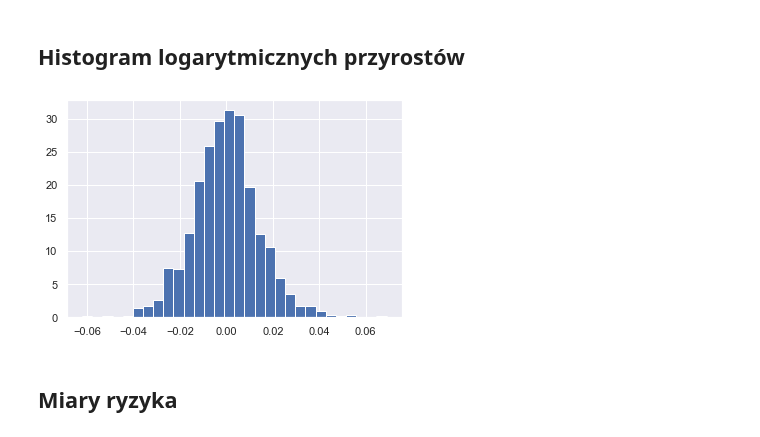
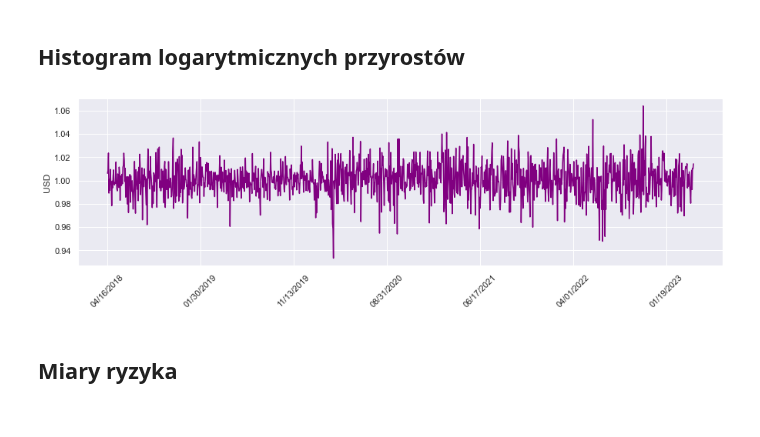
Before and after one commit to Szymex49/NVIDIA_risk_management, a Jupyter notebook: Wiktorowski.ipynb, the cells around one changed output. Saved outputs shown, nothing was run; the diff lists cells and outputs as text; code cells hidden in the pictures.

```diff
--- a/Wiktorowski.ipynb
+++ b/Wiktorowski.ipynb
@@ -77,14 +94,26 @@ draw_stock(copper, 'peru')
 [figure]
 # %% [markdown]
 ## Histogram logarytmicznych przyrostów
+# %%
+def draw_ret(df, clr):
+    fig, ax = plt.subplots(figsize = (15, 4))
+    plt.xticks(rotation = 45)
+    xloc = plt.MaxNLocator(9)
+    ax.xaxis.set_major_locator(xloc)
+    dates = df['Date'].values[::-1][:-1]
+    prices1 = df['Open'].values[::-1][1:]
+    prices2 = df['Open'].values[::-1][:-1]
+    r = prices1/prices2
+    plt.plot(dates, r, color = clr)
+    plt.ylabel('USD')
+    plt.show()
 # %%
 s = np.array(copper['Open'].values[1:])
 s2 = np.array(copper['Open'].values[:-1])
 r = np.log(s/s2)
-plt.hist(r, bins = 30, density = True)
-plt.show()
+draw_ret(copper, 'purple')
 # %% [output]
-[figure, old version]
+[figure, new version]
 # %% [markdown]
 ## Miary ryzyka
 # %%
```
Also changed, not shown: parts of 18 cells of this notebook, 1 other file.
